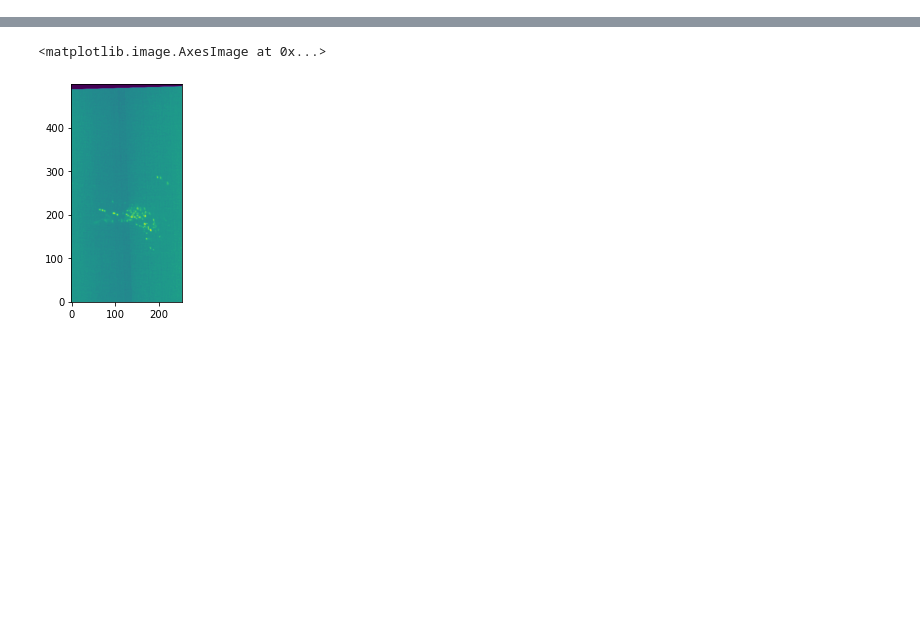
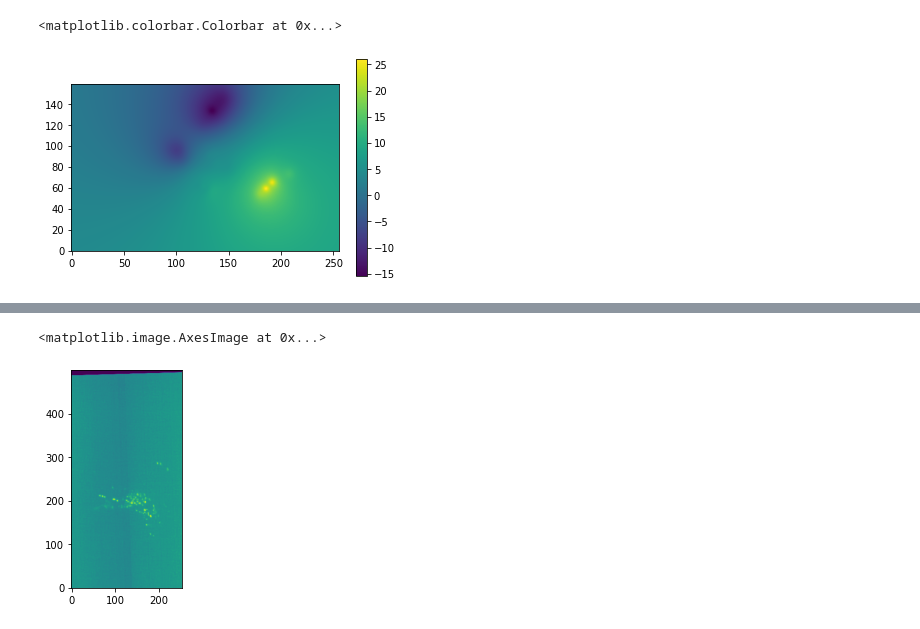
Before and after one commit to cfpark00/TrackingGUI, a Jupyter notebook: tester.ipynb, the cells around one changed output, grey strips where cells are left out. Cells and saved outputs as stored; diff of their text form; code cells hidden in the pictures; blank space fills up the shorter version.

```diff
--- a/tester.ipynb
+++ b/tester.ipynb
@@ -9,0 +267,6 @@ import scipy.ndimage as sim
+# %%
+plt.imshow(deformation[1,:,:,9].cpu().detach().numpy().T,origin="lower")
+plt.colorbar()
+# %% [output]
+<matplotlib.colorbar.Colorbar at 0x...>
+[figure, added]
```
Also changed, not shown: parts of 34 cells of this notebook, 8 other files.
